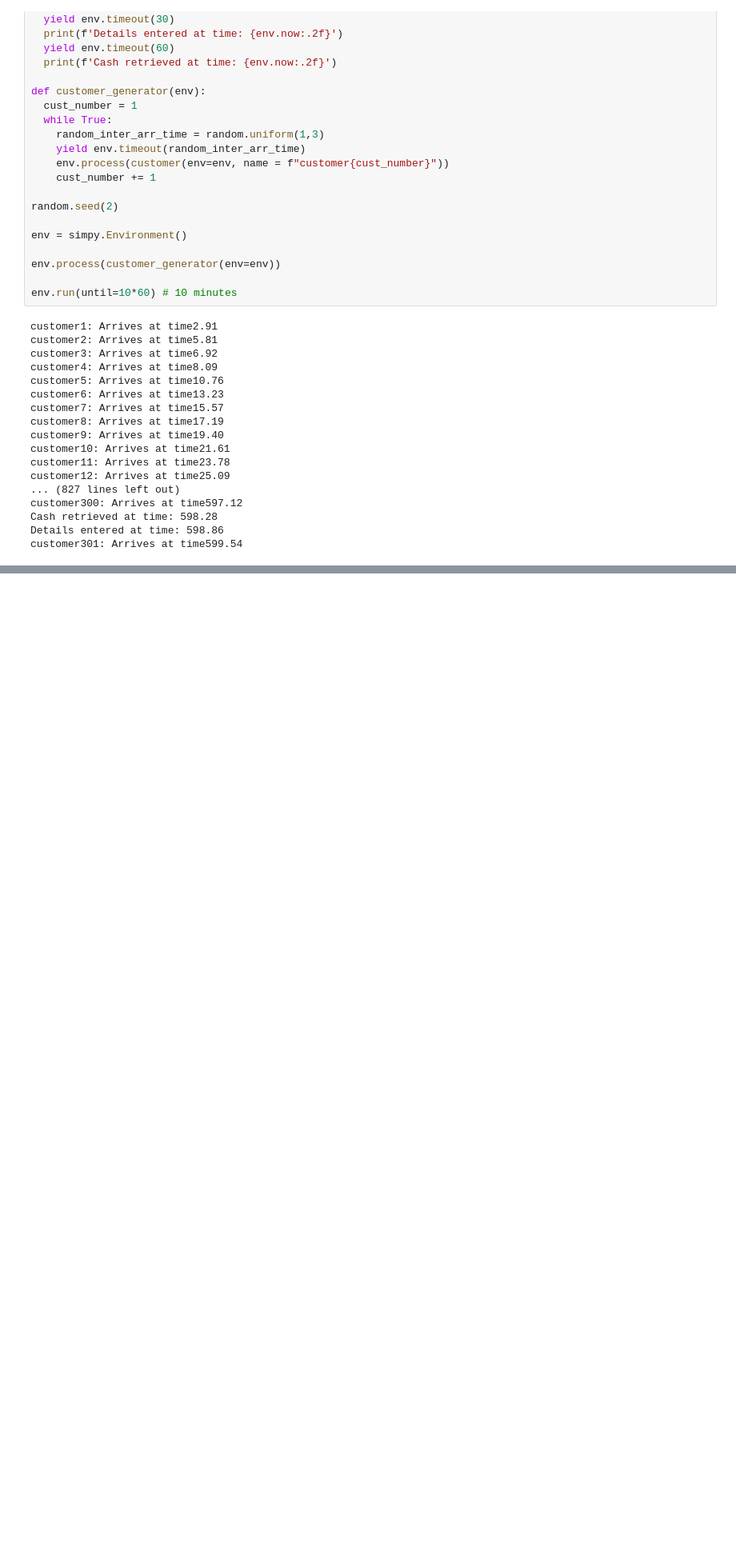
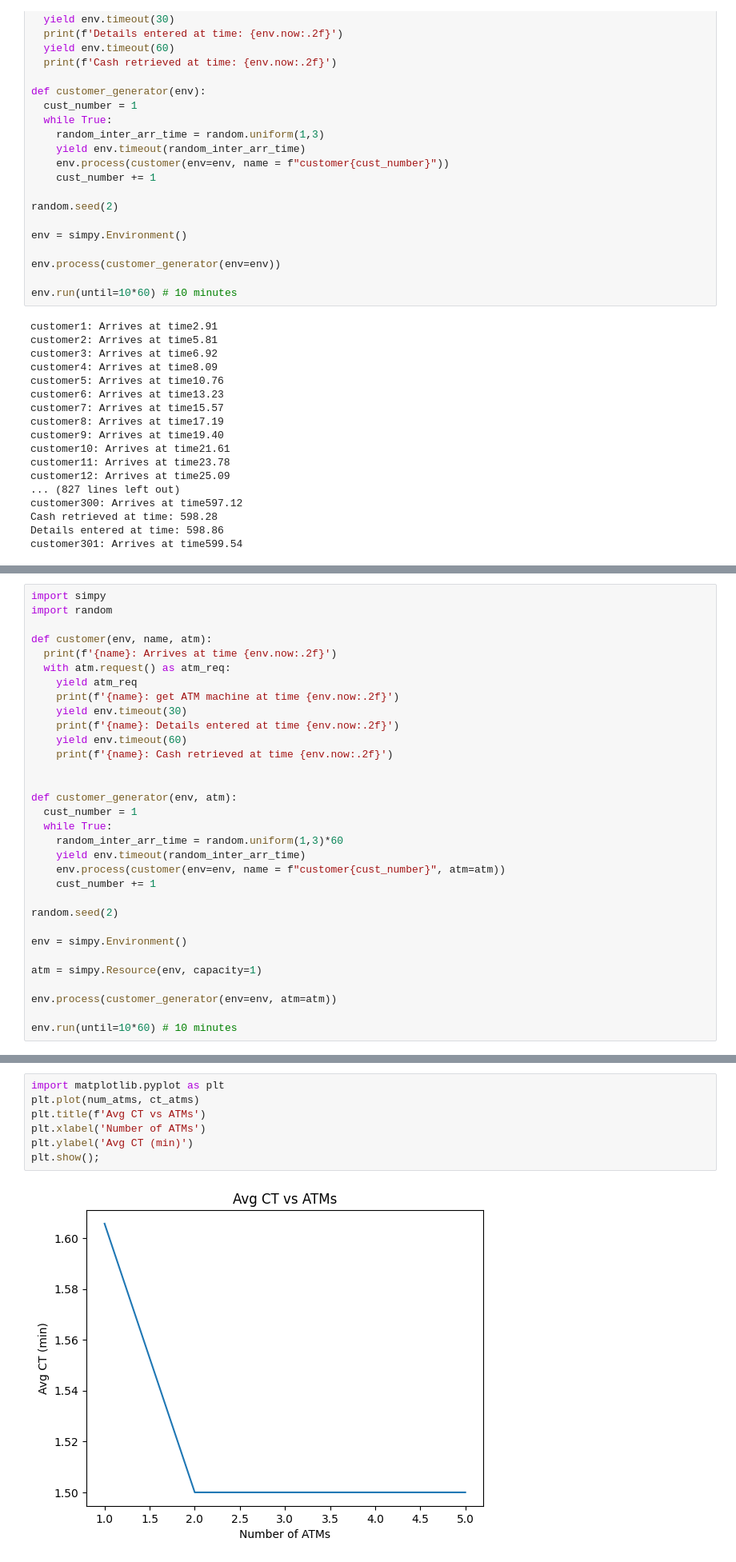
Before and after one commit to iamanantalok/Master-Thesis-DES-LCA, a Jupyter notebook: learning-log/01_intro_to_simpy.ipynb, the cells around one changed output, grey strips where cells are left out. Shown at 80% size. Saved outputs shown, nothing was run; the diff lists cells and outputs as text; blank space fills up the shorter version.

```diff
--- a/learning-log/01_intro_to_simpy.ipynb
+++ b/learning-log/01_intro_to_simpy.ipynb
@@ -127,0 +182,32 @@ customer301: Arrives at time599.54
+# %%
+import simpy
+import random
+
+def customer(env, name, atm):
+  print(f'{name}: Arrives at time {env.now:.2f}')
+  with atm.request() as atm_req:
+    yield atm_req
+    print(f'{name}: get ATM machine at time {env.now:.2f}')
+    yield env.timeout(30)
+    print(f'{name}: Details entered at time {env.now:.2f}')
+    yield env.timeout(60)
+    print(f'{name}: Cash retrieved at time {env.now:.2f}')
+
+
+def customer_generator(env, atm):
+  cust_number = 1
+  while True:
+    random_inter_arr_time = random.uniform(1,3)*60
+    yield env.timeout(random_inter_arr_time)
+    env.process(customer(env=env, name = f"customer{cust_number}", atm=atm))
+    cust_number += 1
+
+random.seed(2)
+
+env = simpy.Environment()
+
+atm = simpy.Resource(env, capacity=1)
+
+env.process(customer_generator(env=env, atm=atm))
+
+env.run(until=10*60) # 10 minutes
@@ -127,0 +411,9 @@ customer301: Arrives at time599.54
+# %%
+import matplotlib.pyplot as plt
+plt.plot(num_atms, ct_atms)
+plt.title(f'Avg CT vs ATMs')
+plt.xlabel('Number of ATMs')
+plt.ylabel('Avg CT (min)')
+plt.show();
+# %% [output]
+[figure, added]
```
Also changed, not shown: parts of 16 cells of this notebook.
